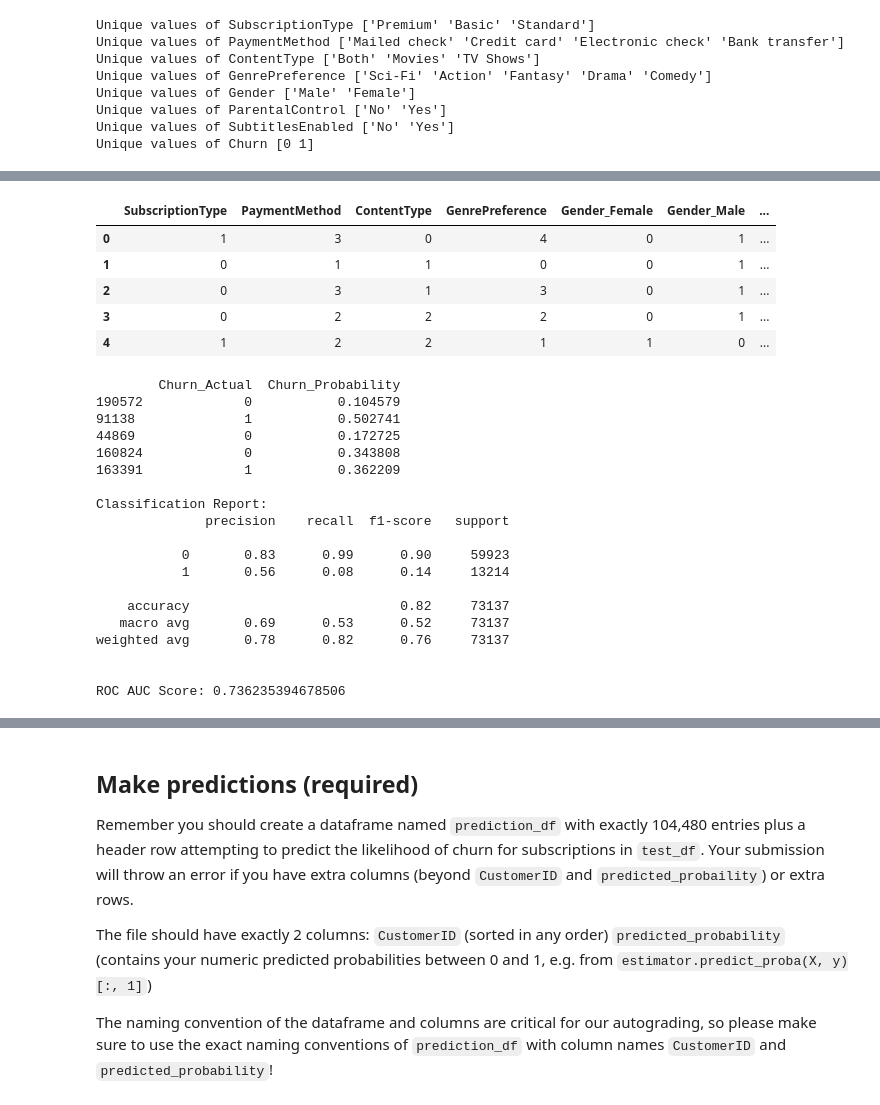
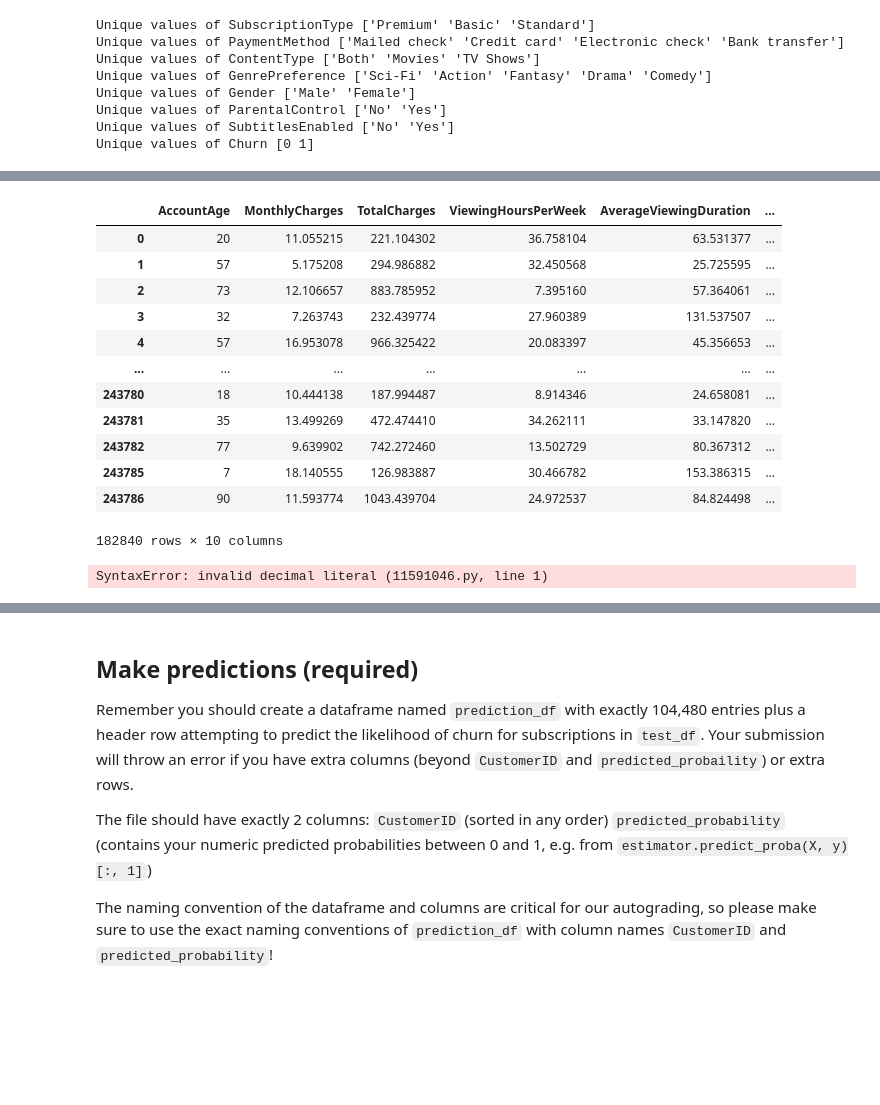
Before and after one commit to soonn22/Churn, a Jupyter notebook: ChurnPrediction.ipynb, the cells around one changed output, grey strips where cells are left out. Saved outputs shown, nothing was run; the diff lists cells and outputs as text; code cells hidden in the pictures; blank space fills up the shorter version.

```diff
--- a/ChurnPrediction.ipynb
+++ b/ChurnPrediction.ipynb
@@ -186,6 +191,8 @@ None
 
 df_numerical = train_df.drop(df_categorical.columns.tolist(), axis = 1)
 df_numerical['Churn'] = train_df['Churn']
+df_numerical_copy = df_numerical.copy()
+df_numerical_copy = df_numerical_copy.drop(['CustomerID'], axis = 1)
 print(df_numerical.info())
 df_numerical.head()
 
@@ -476,16 +535,39 @@ df_categorical.head()
+# %%
+
+df_cleaned =  df_numerical_copy
+df_test =  df_numerical_test
+q3 = df_cleaned['TotalCharges'].quantile(0.75)
+q1 = df_cleaned['TotalCharges'].quantile(0.25)
+iqr = q3-q1
+upper = q
+df_cleaned_q3 = df_cleaned[df_cleaned['TotalCharges'] <= upper]
+df_cleaned_q3
+# %% [output]
+|  | AccountAge | MonthlyCharges | TotalCharges | ViewingHoursPerWeek | AverageViewingDuration | ... |
+| 0 | 20 | 11.055215 | 221.104302 | 36.758104 | 63.531377 | ... |
+| 1 | 57 | 5.175208 | 294.986882 | 32.450568 | 25.725595 | ... |
+| 2 | 73 | 12.106657 | 883.785952 | 7.395160 | 57.364061 | ... |
+| 3 | 32 | 7.263743 | 232.439774 | 27.960389 | 131.537507 | ... |
+| 4 | 57 | 16.953078 | 966.325422 | 20.083397 | 45.356653 | ... |
+| ... | ... | ... | ... | ... | ... | ... |
+| 243780 | 18 | 10.444138 | 187.994487 | 8.914346 | 24.658081 | ... |
+| 243781 | 35 | 13.499269 | 472.474410 | 34.262111 | 33.147820 | ... |
+| 243782 | 77 | 9.639902 | 742.272460 | 13.502729 | 80.367312 | ... |
+| 243785 | 7 | 18.140555 | 126.983887 | 30.466782 | 153.386315 | ... |
+| 243786 | 90 | 11.593774 | 1043.439704 | 24.972537 | 84.824498 | ... |
+182840 rows × 10 columns
+# %%
+111sadfas
+# %% [output]
+SyntaxError: invalid decimal literal (11591046.py, line 1)
 # %%
-df_cleaned = pd.concat([df_categorical, df_numerical], axis = 1)
+
+'''df_cleaned = pd.concat([df_categorical, df_numerical], axis = 1)
 df_test = pd.concat([df_categorical_test, df_numerical_test], axis = 1)
 
-df_cleaned.head()
+df_cleaned.head()'''
-# %% [output]
-|  | SubscriptionType | PaymentMethod | ContentType | GenrePreference | Gender_Female | Gender_Male | ... |
-| 0 | 1 | 3 | 0 | 4 | 0 | 1 | ... |
-| 1 | 0 | 1 | 1 | 0 | 0 | 1 | ... |
-| 2 | 0 | 3 | 1 | 3 | 0 | 1 | ... |
-| 3 | 0 | 2 | 2 | 2 | 0 | 1 | ... |
-| 4 | 1 | 2 | 2 | 1 | 1 | 0 | ... |
 # %%
+'''
 from sklearn.linear_model import LogisticRegression
 from sklearn.metrics import classification_report, roc_auc_score, confusion_matrix
 X = df_cleaned.drop(columns='Churn')
@@ -513,23 +595,4 @@ print("\nClassification Report:")
 print(classification_report(y_test, model.predict(X_test)))
 
 print("\nROC AUC Score:", roc_auc_score(y_test, probabilities))
+'''
-# %% [output]
-        Churn_Actual  Churn_Probability
-190572             0           0.104579
-91138              1           0.502741
-44869              0           0.172725
-160824             0           0.343808
-163391             1           0.362209
-
-Classification Report:
-              precision    recall  f1-score   support
-
-           0       0.83      0.99      0.90     59923
-           1       0.56      0.08      0.14     13214
-
-    accuracy                           0.82     73137
-   macro avg       0.69      0.53      0.52     73137
-weighted avg       0.78      0.82      0.76     73137
-
-
-ROC AUC Score: 0.736235394678506
```
Also changed, not shown: parts of 23 cells of this notebook, 6 other files.
